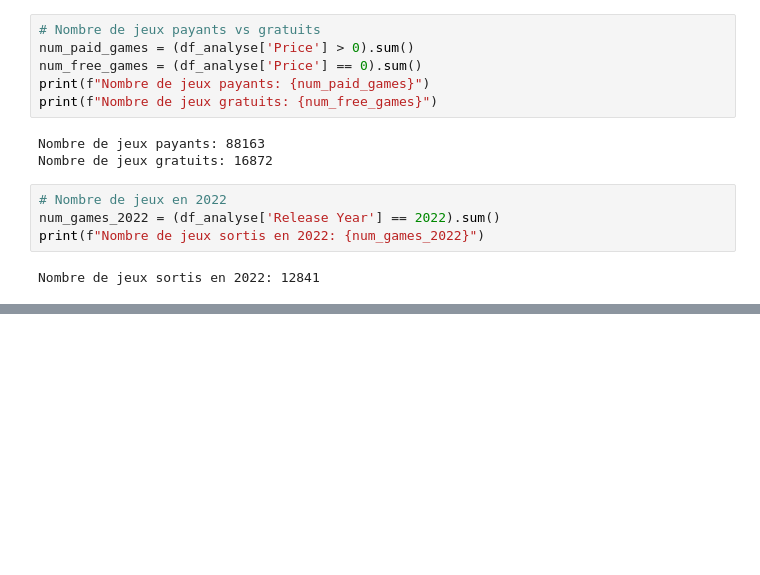
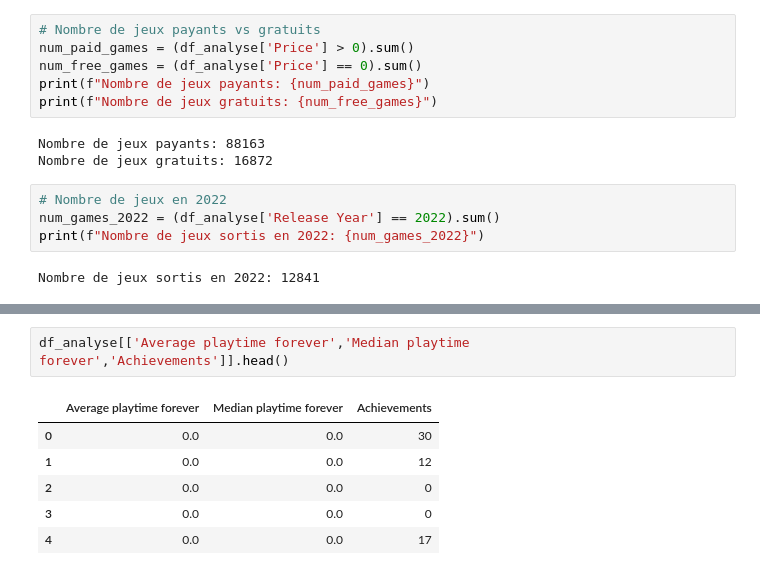
Before and after one commit to GitAlberto/GAMEDATA360, a Jupyter notebook: notebooks/EDA2.ipynb, the cells around one changed output, grey strips where cells are left out. Cells and saved outputs as stored; diff of their text form; blank space fills up the shorter version.

```diff
--- a/notebooks/EDA2.ipynb
+++ b/notebooks/EDA2.ipynb
@@ -1254,0 +1299,9 @@ Nombre de jeux sortis en 2022: 12841
+# %%
+df_analyse[['Average playtime forever','Median playtime forever','Achievements']].head()
+# %% [output]
+|  | Average playtime forever | Median playtime forever | Achievements |
+| 0 | 0.0 | 0.0 | 30 |
+| 1 | 0.0 | 0.0 | 12 |
+| 2 | 0.0 | 0.0 | 0 |
+| 3 | 0.0 | 0.0 | 0 |
+| 4 | 0.0 | 0.0 | 17 |
```
Also changed, not shown: parts of 14 cells of this notebook, 14 other files.
